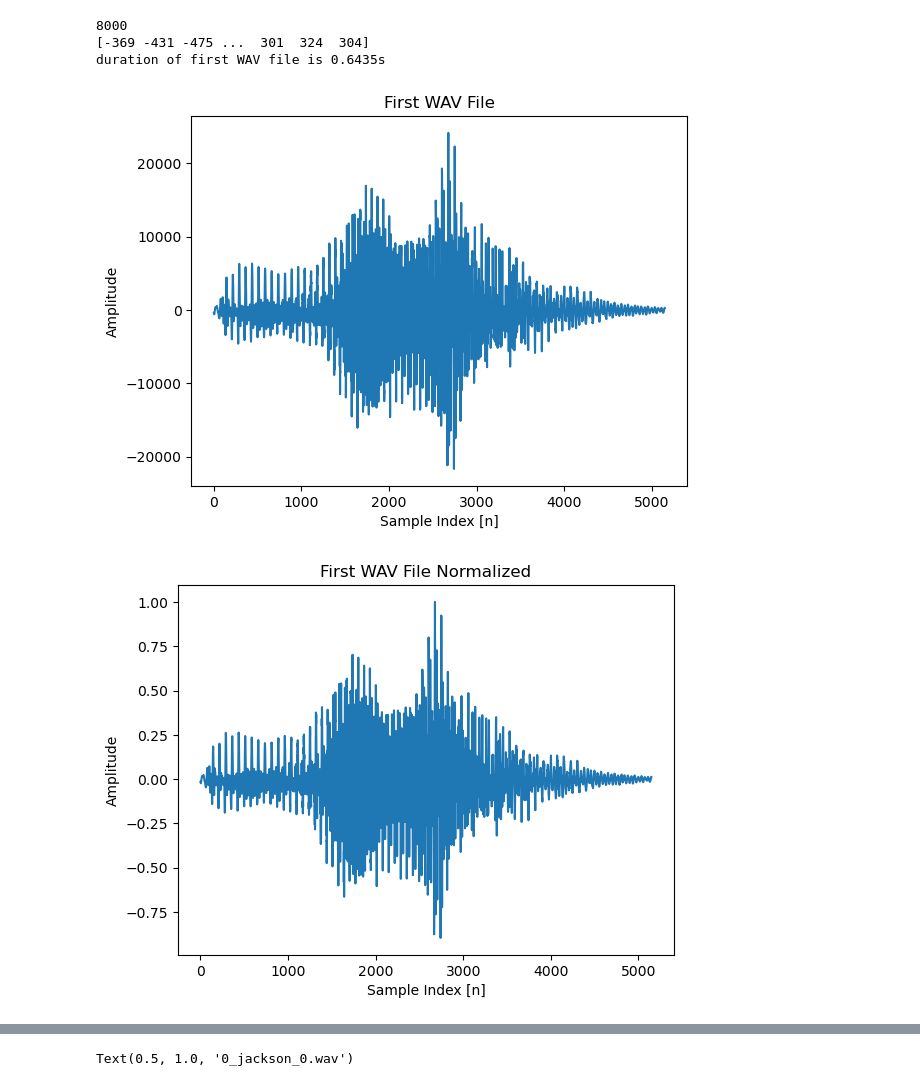
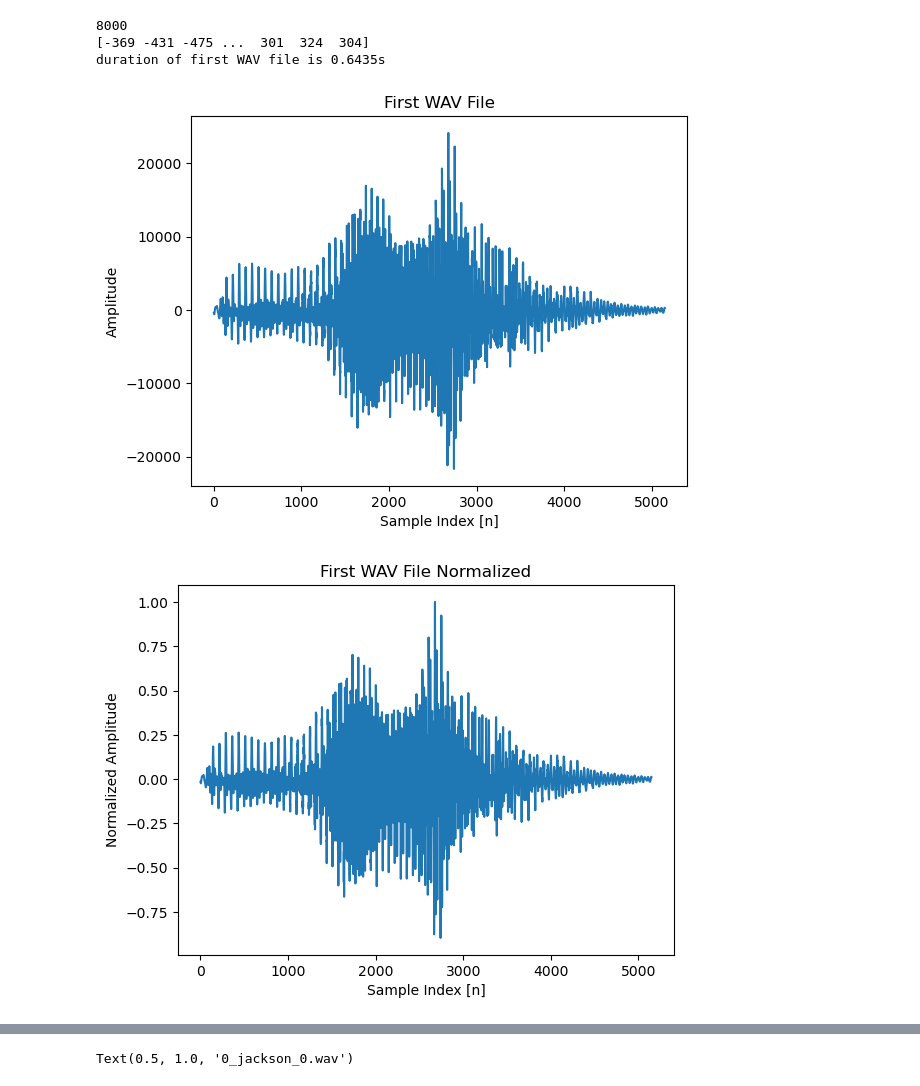
Before and after one commit to MYMutawa/Audio-Signal-Classification, a Jupyter notebook: Audio-Signal-Classification.ipynb, the cells around one changed output, grey strips where cells are left out. Saved outputs shown, nothing was run; the diff lists cells and outputs as text; code cells hidden in the pictures.

```diff
--- a/Audio-Signal-Classification.ipynb
+++ b/Audio-Signal-Classification.ipynb
@@ -57,27 +58,27 @@ duration of first WAV file is 0.6435s
 # %%
 plt.figure()
 plt.plot(data)
 plt.title('First WAV File')
 plt.xlabel("Sample Index [n]")
 plt.ylabel("Amplitude")
 plt.show()
 
 Maximum = max(data)
 plt.figure()
 plt.plot(data/Maximum)
 plt.title('First WAV File Normalized')
 plt.xlabel("Sample Index [n]")
-plt.ylabel("Amplitude")
+plt.ylabel("Normalized Amplitude")
 plt.show()
 
 
 time = np.linspace(0,duration,data.shape[0])
 plt.figure()
 plt.plot(time, data/Maximum)
 plt.title('First WAV File vs time')
 plt.xlabel("time (s)")
-plt.ylabel("Amplitude")
+plt.ylabel("Normalized Amplitude")
 plt.show()
 # %% [output]
 [figure]
-[figure, old version]
+[figure, new version]
```
Also changed, not shown: parts of 9 cells of this notebook, 2 other files.
